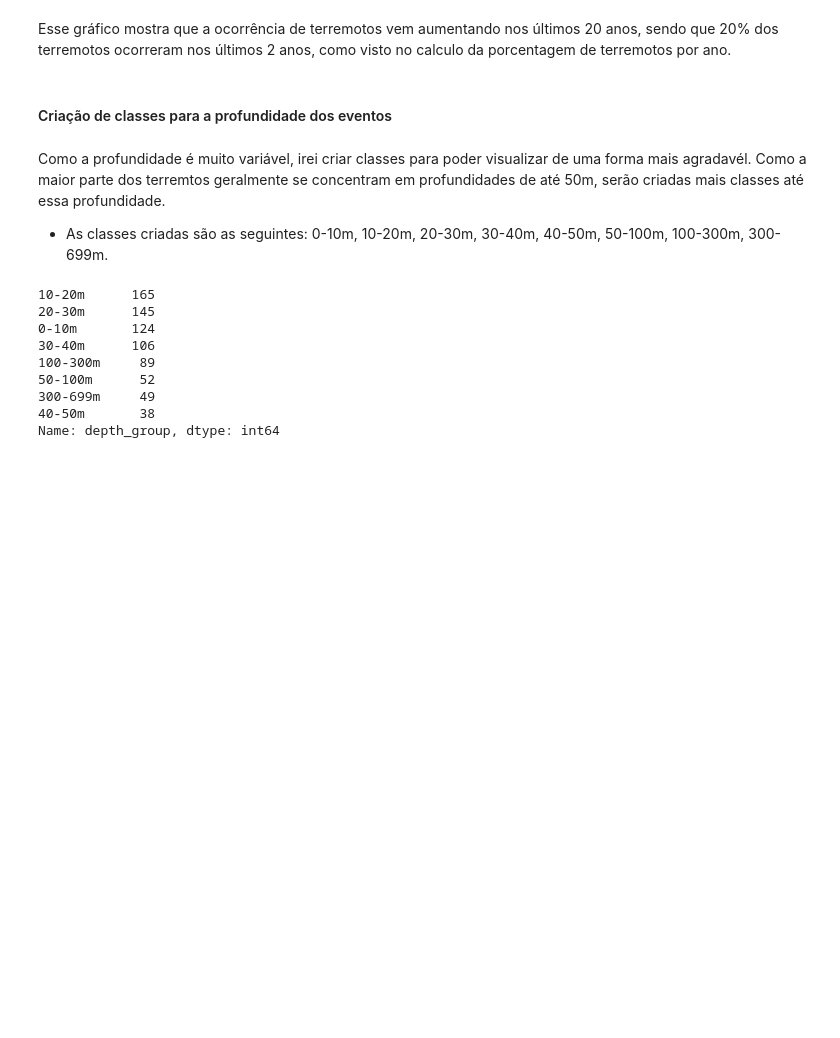
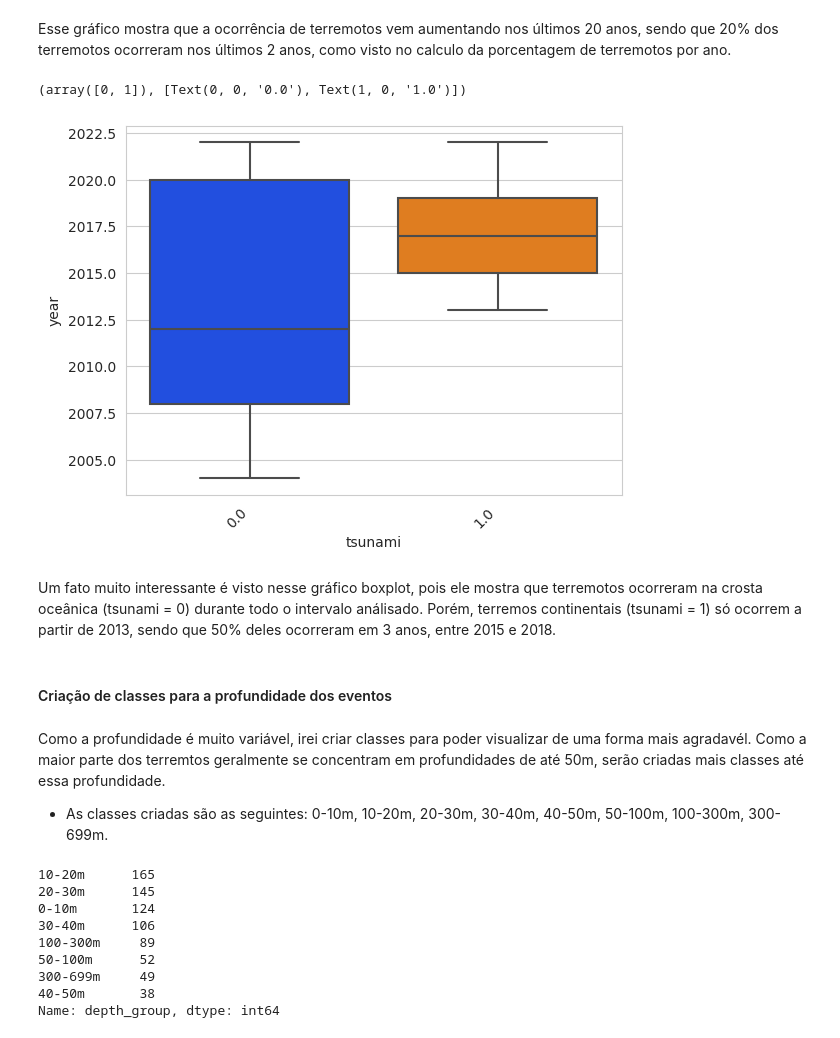
Before and after one commit to DiegoMBrito/MVP_Sprint1, a Jupyter notebook: MVP_Final.ipynb, the cells around one changed output. Drawn from its saved outputs; the diff is of its cells as text; code cells hidden in the pictures; blank space fills up the shorter version.

```diff
--- a/MVP_Final.ipynb
+++ b/MVP_Final.ipynb
@@ -587,5 +597,14 @@ plt.show()
 # %% [markdown]
 Esse gráfico mostra que a ocorrência de terremotos vem aumentando nos últimos 20 anos, sendo que 20% dos terremotos ocorreram nos últimos 2 anos, como visto no calculo da porcentagem de terremotos por ano.
+# %%
+# Cria um boxplot usando a lib Seaborn
+sns.boxplot(data=df_earth,x='tsunami',y = 'year')
+plt.xticks(rotation=45,ha="right")
+# %% [output]
+(array([0, 1]), [Text(0, 0, '0.0'), Text(1, 0, '1.0')])
+[figure, added]
+# %% [markdown]
+Um fato muito interessante é visto nesse gráfico boxplot, pois ele mostra que terremotos ocorreram na crosta oceânica (tsunami = 0) durante todo o intervalo análisado. Porém, terremos continentais (tsunami = 1) só ocorrem a partir de 2013, sendo que 50% deles ocorreram em 3 anos, entre 2015 e 2018.
 # %% [markdown]
 #### Criação de classes para a profundidade dos eventos
 # %% [markdown]
```
Also changed, not shown: parts of 23 cells of this notebook.
